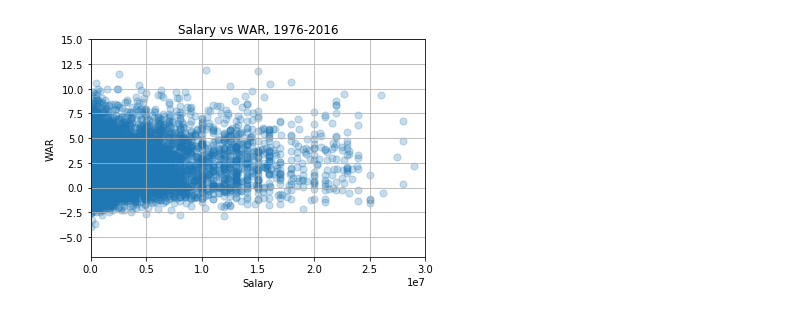
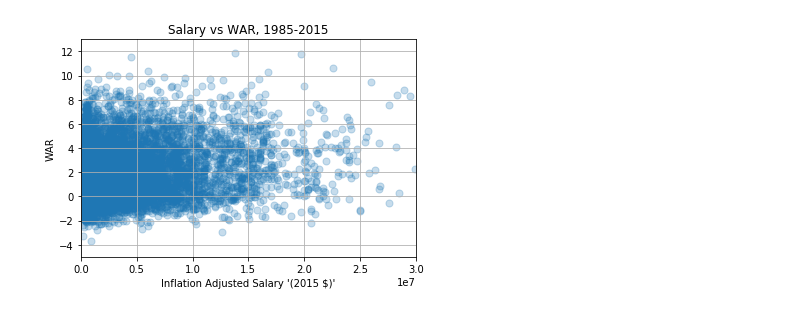
Before and after one commit to DavidJeffPhillips/Project1, a Jupyter notebook: data/Initial Analysis - Bat.ipynb, the cells around one changed output. Drawn from its saved outputs; the diff is of its cells as text; code cells hidden in the pictures.

```diff
--- a/data/Initial Analysis - Bat.ipynb
+++ b/data/Initial Analysis - Bat.ipynb
@@ -14,18 +15,18 @@ batter_df.head()
 # %%
-x_axis = batter_df['salary']
+x_axis = batter_df['adjusted_sal']
 war = batter_df['WAR']
 plt.xlim(0, 30000000)
-plt.ylim(-7,15)
-plt.title("Salary vs WAR, 1976-2016")
-plt.xlabel("Salary")
+plt.ylim(-5,13)
+plt.title("Salary vs WAR, 1985-2015")
+plt.xlabel("Inflation Adjusted Salary (2015 $)")
 plt.ylabel("WAR")
 plt.grid()
 
 plt.scatter(x_axis, war, marker="o", s=50, alpha=0.25)
 
 #plt.savefig("salary_vs_war.png")
 
 plt.show()
 # %% [output]
-[figure, old version]
+[figure, new version]
 # %%
```
Also changed, not shown: parts of 22 cells of this notebook.
